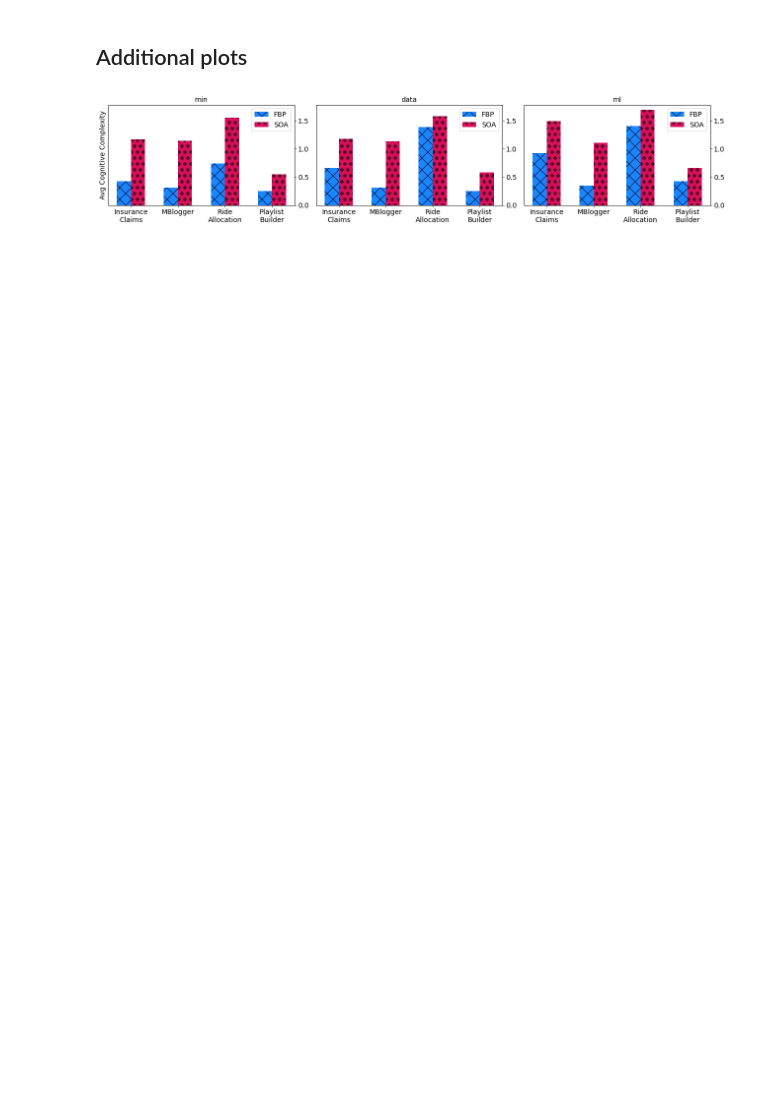
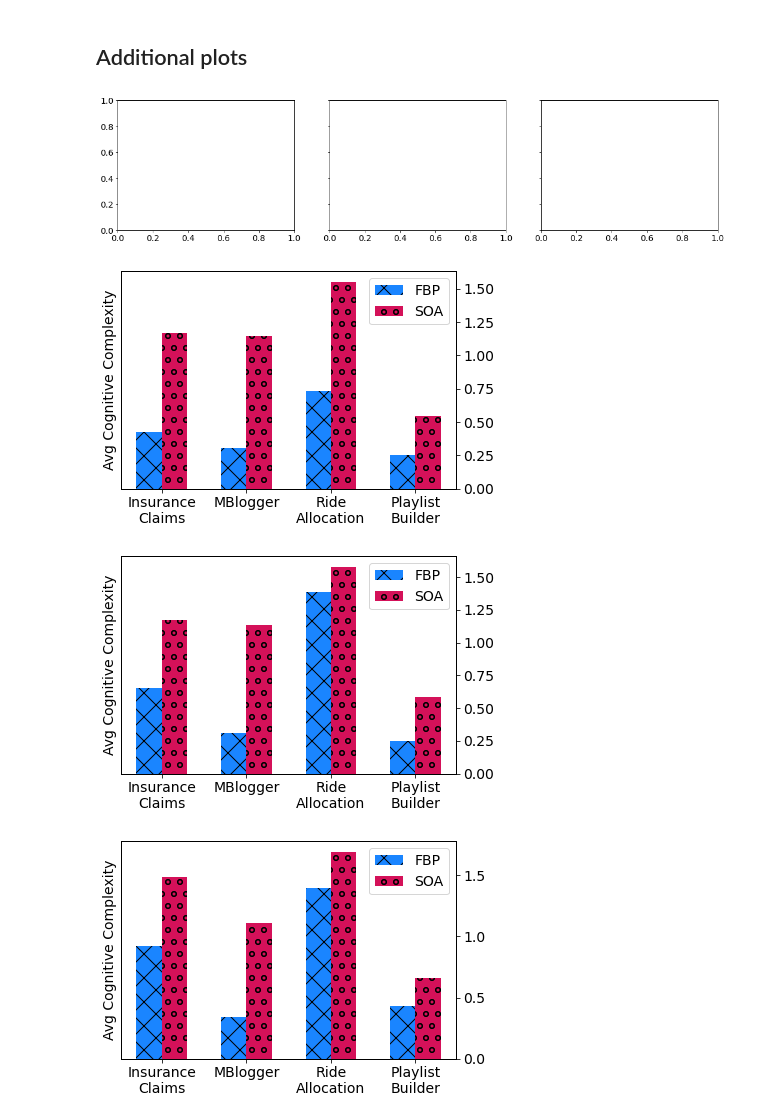
Before and after one commit to mlatcl/fbp-vs-soa, a Jupyter notebook: metrics_analysis.ipynb, the cells around one changed output. Saved outputs shown, nothing was run; the diff lists cells and outputs as text; code cells hidden in the pictures; blank space fills up the shorter version.

Commit message:
New cognitive complexity figures

```diff
--- a/metrics_analysis.ipynb
+++ b/metrics_analysis.ipynb
@@ -661,44 +660,48 @@ data_ml_changes_df
 # %%
 # absolute values for cognitive complexity
 import matplotlib as mpl
 
 original_figure_size = mpl.rcParams['figure.figsize']
 new_figure_size = (original_figure_size[0] * 3, original_figure_size[1])
 f, axes = plt.subplots(1, 3, sharey=True, figsize=new_figure_size)
 
 metric = "Cognitive Complexity avg"
 for i, stage in enumerate(("min", "data", 'ml')):
     values_fbp = df[df["Key"].str.startswith("fbp") & df["Key"].str.endswith(stage)][metric]
     values_soa = df[df["Key"].str.startswith("soa") & df["Key"].str.endswith(stage)][metric]
-    #single_paper_plot(values_fbp, values_soa, )
+    single_paper_plot(values_fbp, values_soa, "Avg Cognitive Complexity",
+                  filename=f"gqm/cognitive_{stage}_diff")
 
-    ax = axes[i]
+    # ax = axes[i]
 
-    ax.yaxis.set_tick_params(labelbottom=True)
-    ax.yaxis.tick_right()
+    # ax.yaxis.set_tick_params(labelbottom=True)
+    # ax.yaxis.tick_right()
 
-    ax.bar(
-        X-0.15, values_fbp, width=0.3,
-        align='center', color=fbp_color, hatch=fbp_hatch
-    );
-    ax.bar(
-        X+0.15, values_soa, width=0.3,
-        align='center', color=soa_color, hatch=soa_hatch
-    );
-    ax.set_xticks(X)
-    ax.set_xticklabels(apps)
+    # ax.bar(
+    #     X-0.15, values_fbp, width=0.3,
+    #     align='center', color=fbp_color, hatch=fbp_hatch
+    # );
+    # ax.bar(
+    #     X+0.15, values_soa, width=0.3,
+    #     align='center', color=soa_color, hatch=soa_hatch
+    # );
+    # ax.set_xticks(X)
+    # ax.set_xticklabels(apps)
 
-    if i == 0:
-        ax.set_ylabel("Avg Cognitive Complexity");
-    ax.set_title(stage);
+    # if i == 0:
+    #     ax.set_ylabel("Avg Cognitive Complexity");
+    # ax.set_title(stage);
 
-    fbp_patch = matplotlib.patches.Patch(facecolor=fbp_color, hatch=fbp_hatch)
-    soa_patch = matplotlib.patches.Patch(facecolor=soa_color, hatch=soa_hatch)
-    ax.legend([fbp_patch, soa_patch], ['FBP', 'SOA'], loc='best');
+    # fbp_patch = matplotlib.patches.Patch(facecolor=fbp_color, hatch=fbp_hatch)
+    # soa_patch = matplotlib.patches.Patch(facecolor=soa_color, hatch=soa_hatch)
+    # ax.legend([fbp_patch, soa_patch], ['FBP', 'SOA'], loc='best');
 
-f.tight_layout()
+# f.tight_layout()
 
-plt.savefig(f"figures/gqm/avg_cognitive_all.pdf");
-plt.show();
+# plt.savefig(f"figures/gqm/avg_cognitive_all.pdf");
+# plt.show();
 # %% [output]
-[figure, old version]
+[figure, new version]
+[figure, added]
+[figure, added]
+[figure, added]
```
Also changed, not shown: parts of 1 cell of this notebook, 3 other files.
